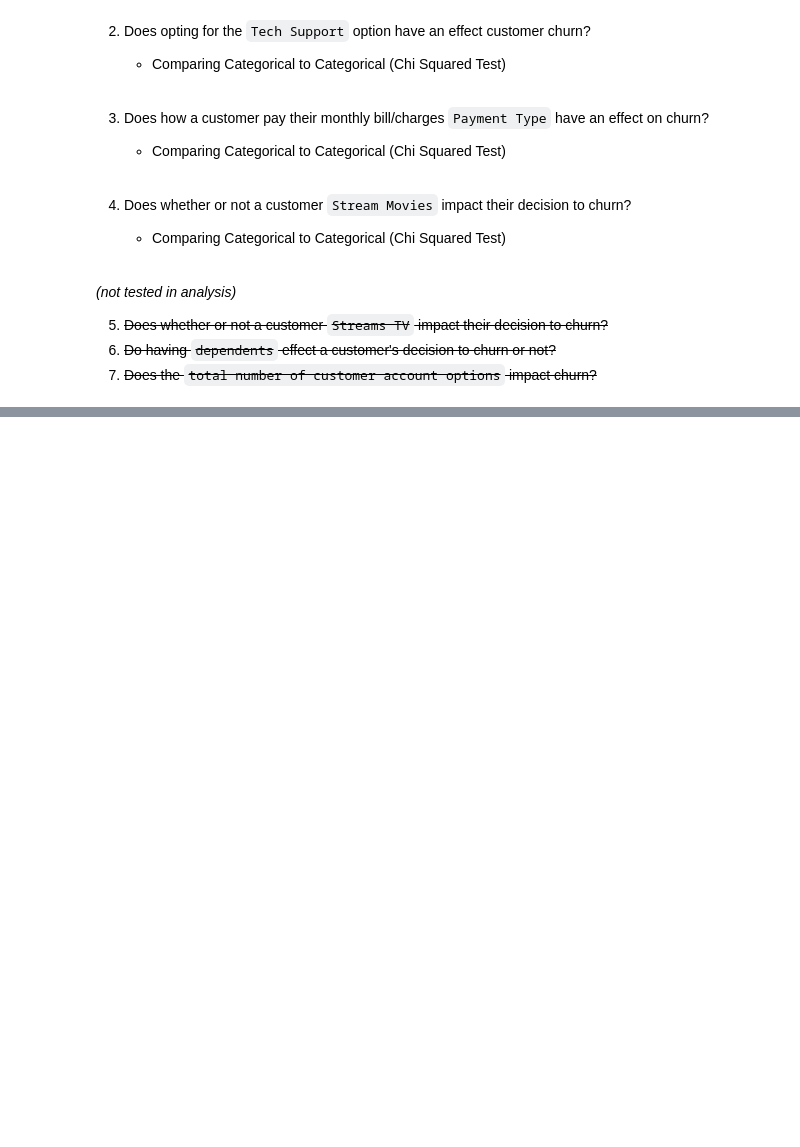
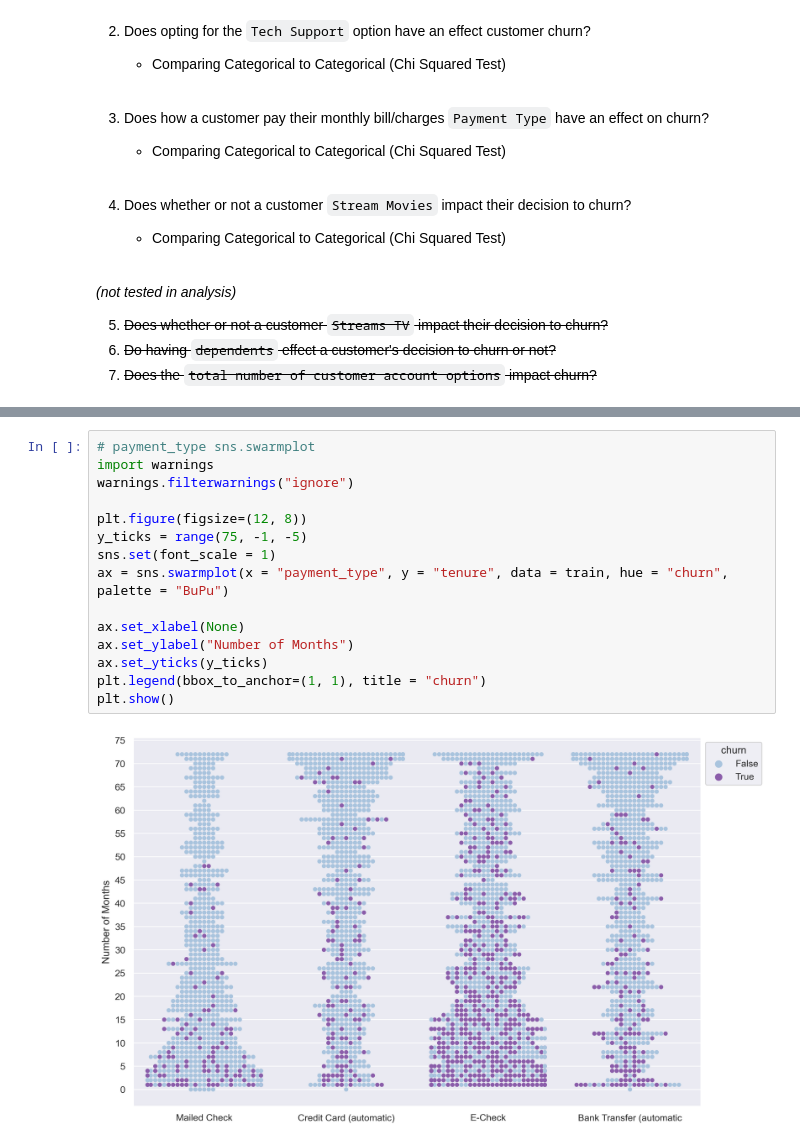
Before and after one commit to mijailmariano/ML-Classification-Telecommunications-Services, a Jupyter notebook: final_report.ipynb, the cells around one changed output, grey strips where cells are left out. Saved outputs shown, nothing was run; the diff lists cells and outputs as text; blank space fills up the shorter version.

```diff
--- a/final_report.ipynb
+++ b/final_report.ipynb
@@ -275,0 +514,17 @@ $Chi^2$ Assumptions:
+# %%
+# payment_type sns.swarmplot
+import warnings
+warnings.filterwarnings("ignore")
+
+plt.figure(figsize=(12, 8))
+y_ticks = range(75, -1, -5)
+sns.set(font_scale = 1)
+ax = sns.swarmplot(x = "payment_type", y = "tenure", data = train, hue = "churn", palette = "BuPu")
+
+ax.set_xlabel(None)
+ax.set_ylabel("Number of Months")
+ax.set_yticks(y_ticks)
+plt.legend(bbox_to_anchor=(1, 1), title = "churn")
+plt.show()
+# %% [output]
+[figure, added]
```
Also changed, not shown: parts of 27 cells of this notebook, 4 other files.
